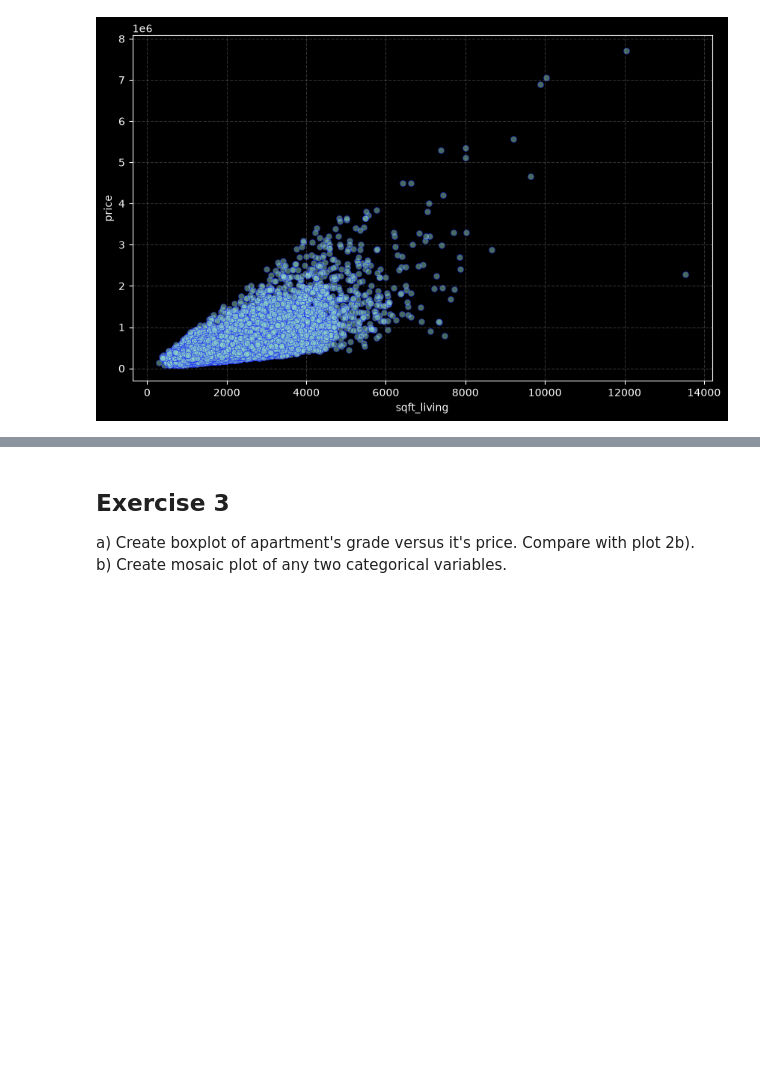
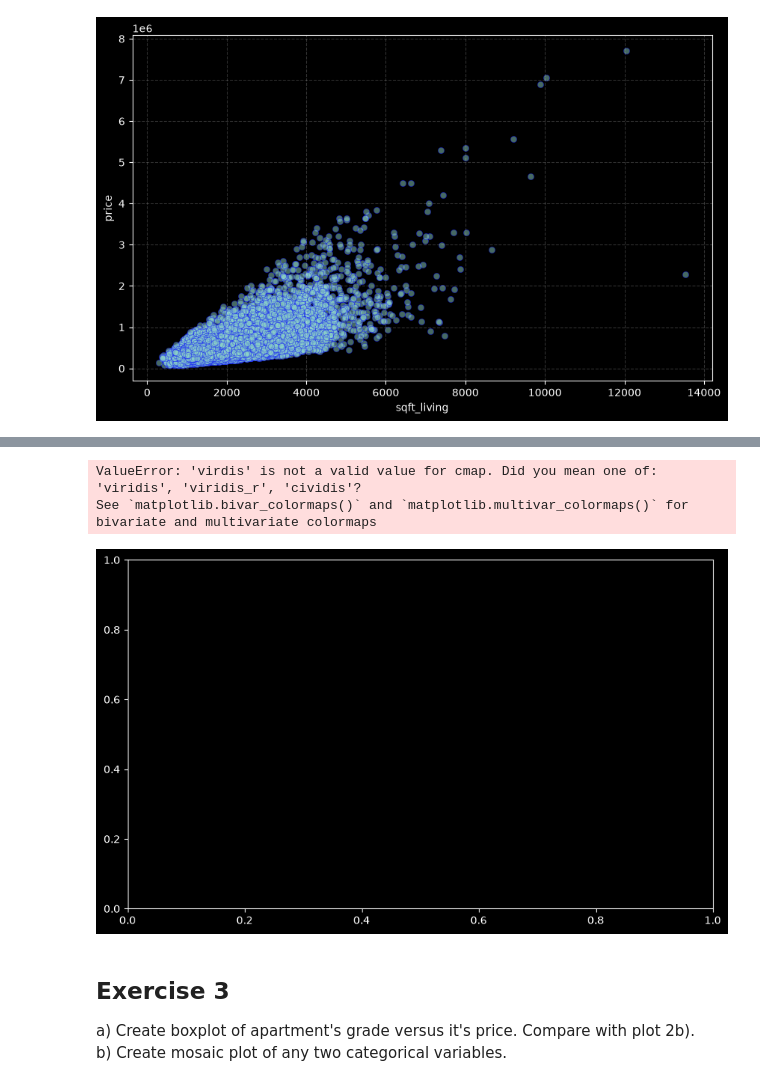
Before and after one commit to Maxiur/DataScience, a Jupyter notebook: Task1/Assignment_DataExploration_without_code.ipynb, the cells around one changed output, grey strips where cells are left out. Drawn from its saved outputs; the diff is of its cells as text; code cells hidden in the pictures; blank space fills up the shorter version.

```diff
--- a/Task1/Assignment_DataExploration_without_code.ipynb
+++ b/Task1/Assignment_DataExploration_without_code.ipynb
@@ -106,3 +116,16 @@ plt.scatter(df['price'], df['grade'])
+# %%
+#Your code:
+plt.figure(figsize=(10,6))
+good_df = df[df['grade'] >= 7]
+scatter = plt.scatter('long', 'lat', c='grade', cmap='virdis', data=good_df)
+plt.xlabel("longitude")
+plt.ylabel("latitude")
+plt.colorbar(scatter, label='grade')
+plt.show()
+# %% [output]
+ValueError: 'virdis' is not a valid value for cmap. Did you mean one of: 'viridis', 'viridis_r', 'cividis'?
+See `matplotlib.bivar_colormaps()` and `matplotlib.multivar_colormaps()` for bivariate and multivariate colormaps
+[figure, added]
 # %% [markdown]
 ## Exercise 3
 a) Create boxplot of apartment's grade versus it's price. Compare with plot 2b).
```
Also changed, not shown: parts of 6 cells of this notebook, 1 other file.
